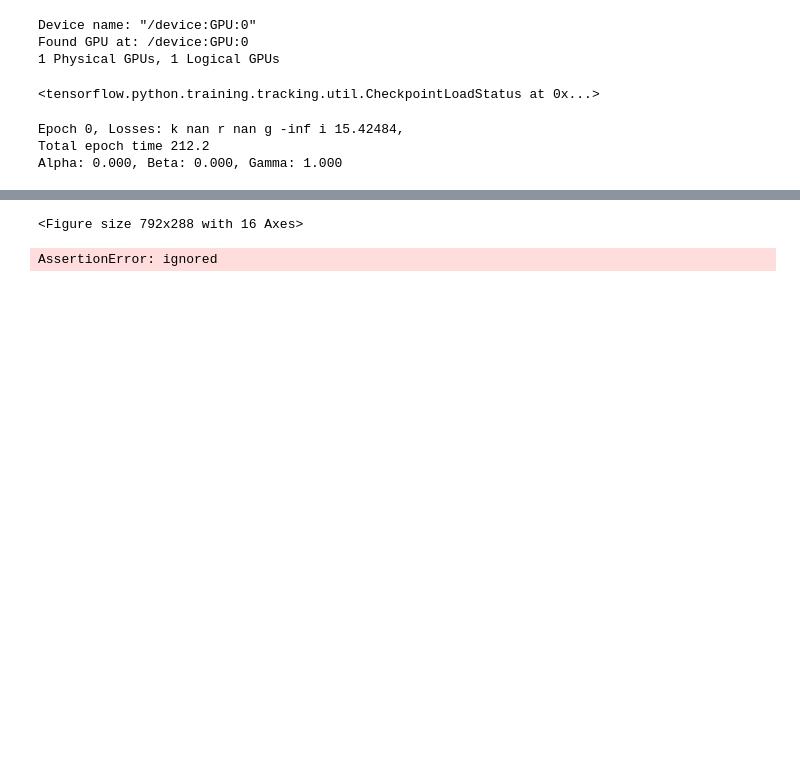
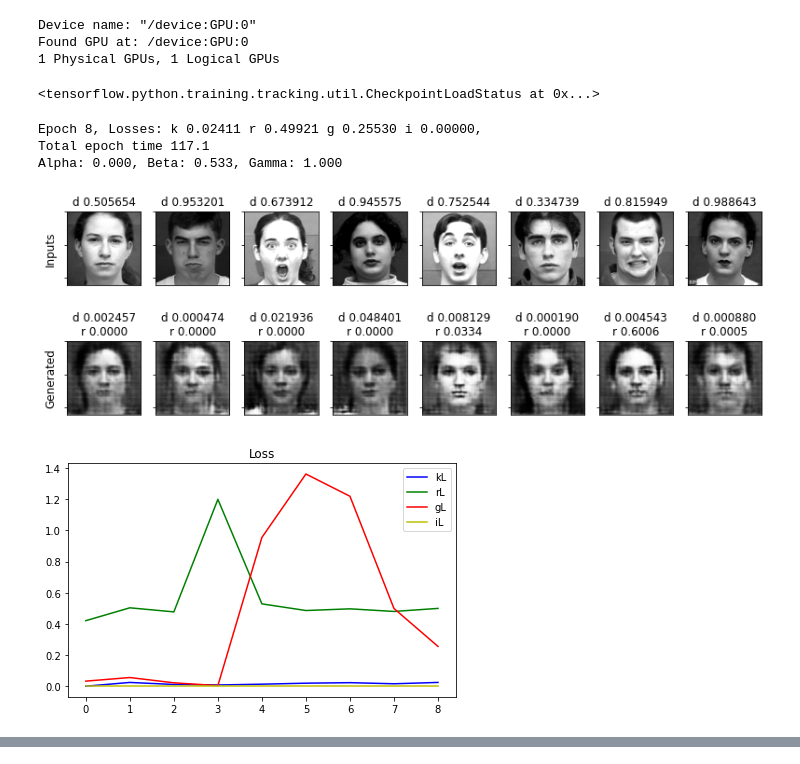
Before and after one commit to willtc111/StoicNet, a Jupyter notebook: Trainer.ipynb, the cells around one changed output, grey strips where cells are left out. Cells and saved outputs as stored; diff of their text form; code cells hidden in the pictures; blank space fills up the shorter version.

```diff
--- a/Trainer.ipynb
+++ b/Trainer.ipynb
@@ -310,12 +310,13 @@ def compute_apply_gradients(enc, dec, dis, x_neutral, x_express, x_other, encOpt
     gradients_of_enc = tape.gradient(encloss, enc.trainable_variables)
     gradients_of_dec = tape.gradient(decloss, dec.trainable_variables)
     gradients_of_dis = tape.gradient(disloss, dis.trainable_variables)
+
     encOptimizer.apply_gradients(zip(gradients_of_enc, enc.trainable_variables))
     decOptimizer.apply_gradients(zip(gradients_of_dec, dec.trainable_variables))
     disOptimizer.apply_gradients(zip(gradients_of_dis, dis.trainable_variables))
 
 
-@tf.function
+#@tf.function
 def compute_loss(enc, dec, dis, x_neutral, x_express, x_other, alpha, beta, gamma):
     #Compute loss values
     klLoss, recLoss, ganLoss, idLoss = compute_ALL_loss(enc, dec, dis,
@@ -331,20 +332,18 @@ def compute_loss(enc, dec, dis, x_neutral, x_express, x_other, alpha, beta, gamm
     return encLoss, decLoss, disLoss
 
 
-@tf.function
+#@tf.function
 def compute_ALL_loss(enc, dec, dis, x_neutral, x_express, x_other):
     mean_e, logvar_e = enc(x_express)
+    #print("ENCODING: {0} {1}".format(mean_e, logvar_e))
 
     # KL Divergence Loss
     posterior = tfp.distributions.MultivariateNormalDiag(mean_e, logvar_e)
-    divergenceLoss = tfp.distributions.kl_divergence(posterior, prior)
+    divergenceLoss = tf.reduce_mean(tfp.distributions.kl_divergence(posterior, prior))
 
-    if beta < 0.5:
-        # Just be an auto-encoder to warm up
-        generated_images = dec(mean_e)
-    else:
-        # Now let's get variational up in here!
-        generated_images = generateDist(dec, mean_e, logvar_e)
+    #print("DL: {0}".format(divergenceLoss))
+
+    generated_images = generateDist(dec, mean_e, logvar_e)
 
     # Reconstruction Loss
     reconstructionLoss = tf.math.sqrt(tf.reduce_mean(tf.math.square(tf.math.subtract(x_neutral, generated_images))))
@@ -366,21 +365,21 @@ def compute_ALL_loss(enc, dec, dis, x_neutral, x_express, x_other):
     return divergenceLoss, reconstructionLoss, detectionLoss, identityLoss
 
 
-@tf.function
+#@tf.function
 def discriminator_loss(real_output, fake_output, sample_output):
     cross_entropy = tf.keras.losses.BinaryCrossentropy(from_logits=False)
 
     # Loss from failing to identify real images
     real_labels = tf.ones_like(real_output)
-    real_loss = tf.math.log(cross_entropy(real_labels, real_output))
+    real_loss = cross_entropy(real_labels, real_output)
 
     # Loss from failing to identify fake images
     fake_labels = tf.zeros_like(fake_output)
-    fake_loss = tf.math.log(cross_entropy(fake_labels, fake_output))
+    fake_loss = cross_entropy(fake_labels, fake_output)
 
     # Loss from failing to identify fake sample images
     sample_labels = tf.zeros_like(sample_output)
-    sample_loss = tf.math.log(cross_entropy(sample_labels, sample_output))
+    sample_loss = cross_entropy(sample_labels, sample_output)
 
     # RealLoss + FakeLoss + SampleLoss
     return tf.math.add(tf.math.add(real_loss, fake_loss), sample_loss)
@@ -434,6 +444,7 @@ def display_imgs_ratings(test_input, epoch=-1):
     images = generateImg(encoder, decoder, test_input[0:8])
     rs = recognizer.recognize(test_input[0:8], images)
     ims = np.concatenate((test_input[0:8], images), axis=0)
+    assert not np.any(np.isnan(ims))
     fig, axes = plt.subplots(nrows=2, ncols=8, figsize=(11,4))
     ds = discriminator(ims)
     for i in range(ims.shape[0]):
@@ -537,36 +548,38 @@ for epoch in range(0, epochs):
         kloss(kl)
         rloss(rl)
         gloss(gl)
         iloss(il)
 
         batchCounter += 1
         if batchCounter % 10 == 0:
             print(".", end="")
 
-    kl = kloss.result().numpy()
-    rl = rloss.result().numpy()
+    kl = tf.math.multiply(kloss.result(), beta).numpy()
+    rl = tf.math.multiply(rloss.result(), gamma).numpy()
     gl = gloss.result().numpy()
-    il = iloss.result().numpy()
+    il = tf.math.multiply(iloss.result(), alpha).numpy()
     ls = ls + [(kl, rl, gl, il)]
 
     end_time = time.time()
 
     # Output
     display.clear_output(wait=False)
     print('Epoch {0}, Losses: k {1:.5f} r {2:.5f} g {3:.5f} i {4:.5f},\nTotal epoch time {5:.1f}'.format(
             epoch, kl, rl, gl, il, end_time-start_time))
     print("Alpha: {0:.3f}, Beta: {1:.3f}, Gamma: {2:.3f}".format(alpha, beta, gamma))
     display_imgs_ratings(random_images_for_generation)
     save_images(epoch, random_vector_for_generation)
     plot_ALL_loss(ls)
 
     # Save the model from time to time
     if (epoch + 1) % 20 == 0:
         display_imgs_ratings(random_images_for_generation, epoch)
         checkpoint.save(file_prefix = checkpoint_prefix)
 
     tf.keras.backend.clear_session()
 # %% [output]
-Epoch 0, Losses: k nan r nan g -inf i 15.42484,
-Total epoch time 212.2
-Alpha: 0.000, Beta: 0.000, Gamma: 1.000
+Epoch 8, Losses: k 0.02411 r 0.49921 g 0.25530 i 0.00000,
+Total epoch time 117.1
+Alpha: 0.000, Beta: 0.533, Gamma: 1.000
+[figure, added]
+[figure, added]
@@ -574,5 +587,3 @@ UserWarning: ignored
-<Figure size 792x288 with 16 Axes>
-AssertionError: ignored
 # %%
 checkpoint_prefix = os.path.join(checkpoint_dir, "FINAL_CKPT_" + time.strftime('%l:%M%b%d'))
 checkpoint.save(file_prefix = checkpoint_prefix)
```
Also changed, not shown: parts of 2 cells of this notebook.
